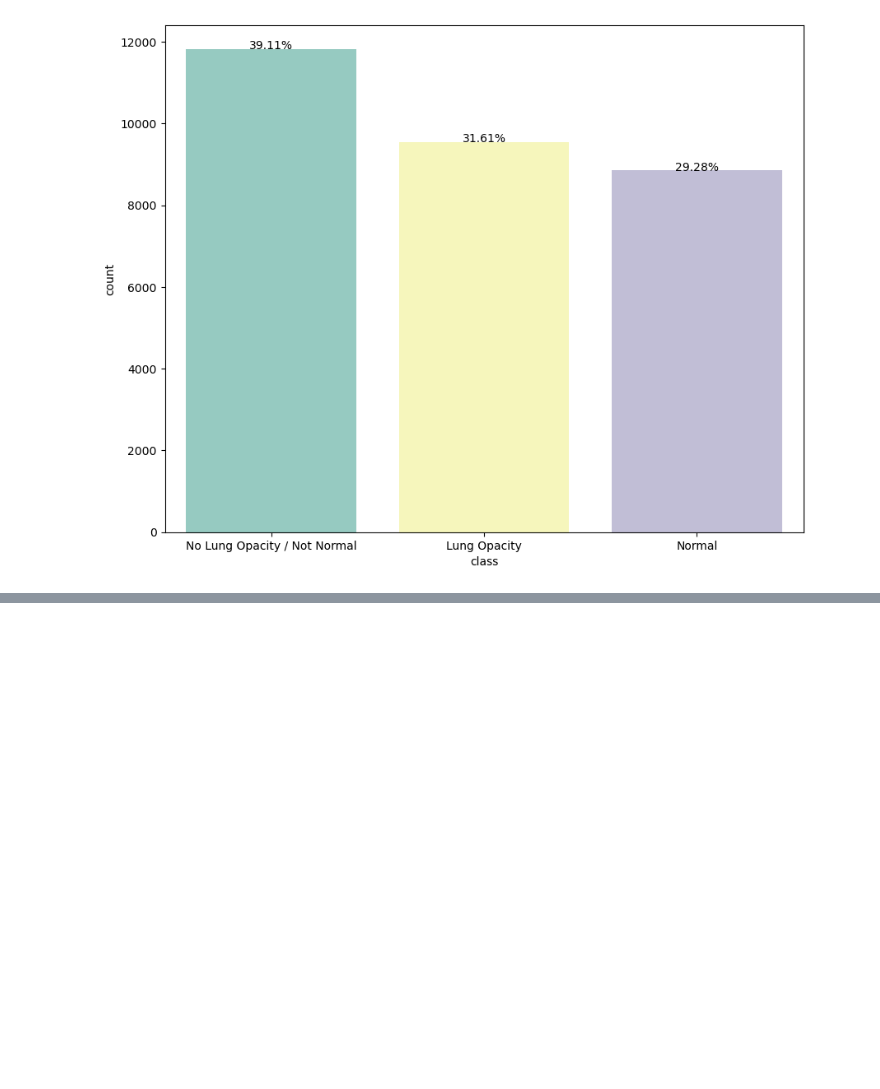
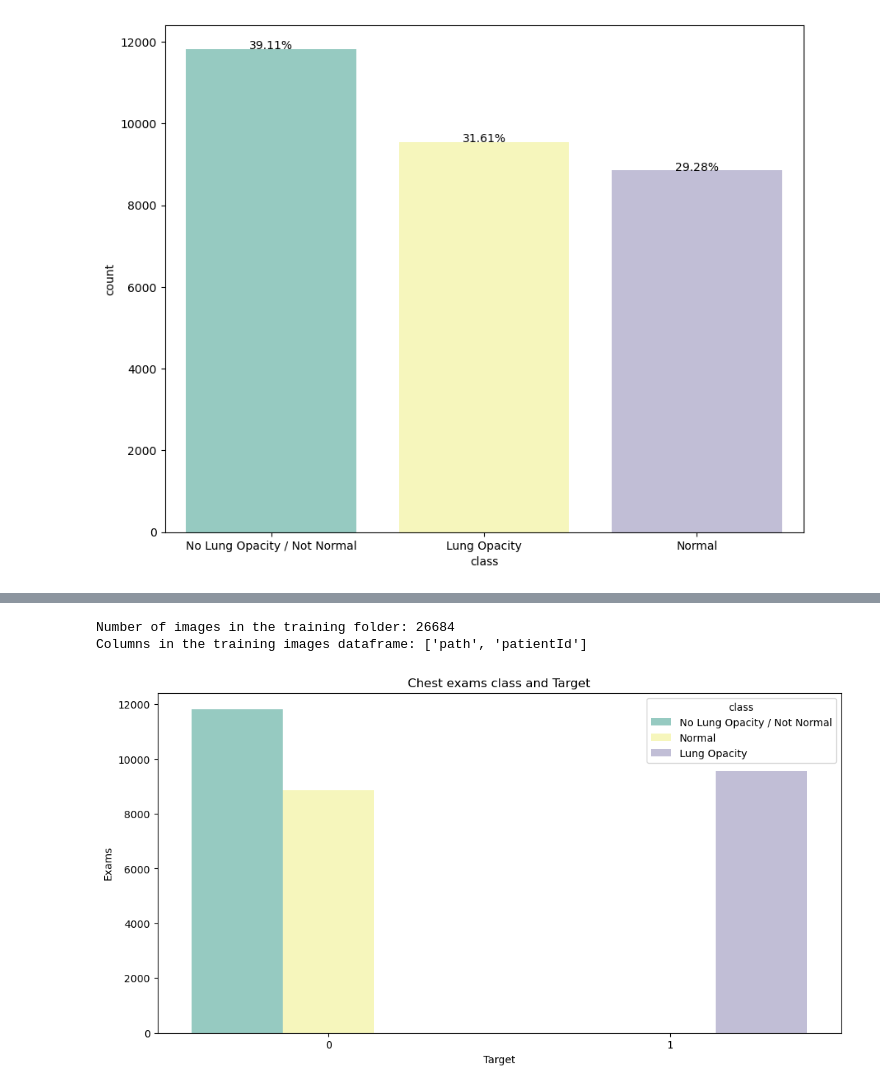
Before and after one commit to AIML-July-23-A-Capstone-G1-Team/Capstone-Project, a Jupyter notebook: Capstone.ipynb, the cells around one changed output, grey strips where cells are left out. Saved outputs shown, nothing was run; the diff lists cells and outputs as text; code cells hidden in the pictures; blank space fills up the shorter version.

```diff
--- a/Capstone.ipynb
+++ b/Capstone.ipynb
@@ -281,0 +312,4 @@ plt.show()
+# %%
+assert train_labels['patientId'].values.tolist() == class_info_df['patientId'].values.tolist(), 'PatientId columns are different.'
+train_class_df = pd.concat([train_labels, class_info_df.drop(labels=['patientId'], axis=1)], axis=1)
+train_class_df.shape
@@ -281,0 +344,20 @@ plt.show()
+# %%
+images = pd.DataFrame({'path': glob(os.path.join(TRAIN_IMAGES, '*.dcm'))})
+images['patientId'] = images['path'].map(lambda x: os.path.splitext(os.path.basename(x))[0])
+
+print('Number of images in the training folder: {}'.format(images.shape[0]))
+print('Columns in the training images dataframe: {}'.format(list(images.columns)))
+
+assert images.shape[0] == len(list(set(train_class['patientId']))), 'Number of training images should be equal to the unique patientIds we have'
+# %% [output]
+Number of images in the training folder: 26684
+Columns in the training images dataframe: ['path', 'patientId']
+# %%
+fig, ax = plt.subplots(nrows=1,figsize=(12,6))
+tmp = train_class_df.groupby('Target')['class'].value_counts()
+df = pd.DataFrame(data={'Exams': tmp.values}, index=tmp.index).reset_index()
+sns.barplot(ax=ax,x = 'Target', y='Exams',hue='class',data=df, palette='Set3')
+plt.title("Chest exams class and Target")
+plt.show()
+# %% [output]
+[figure, added]
```
Also changed, not shown: parts of 11 cells of this notebook.
